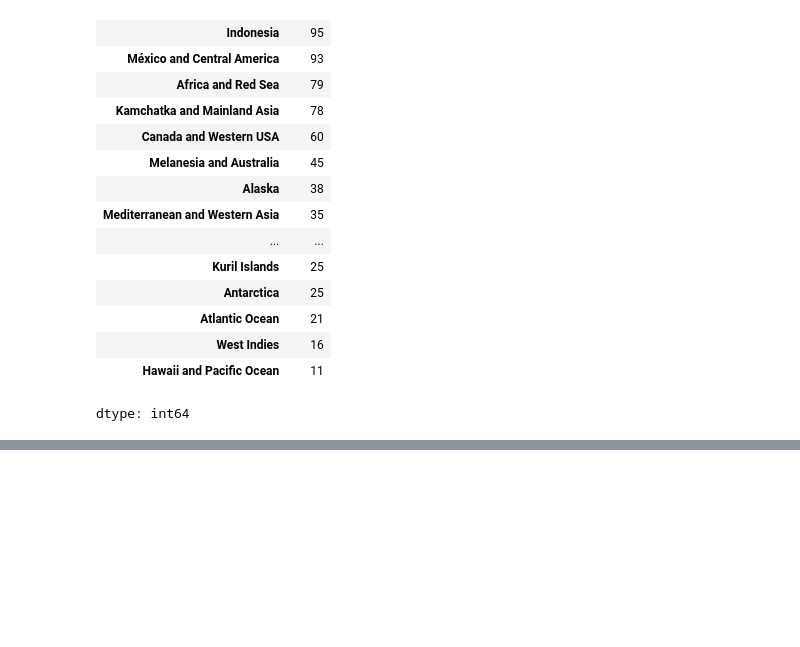
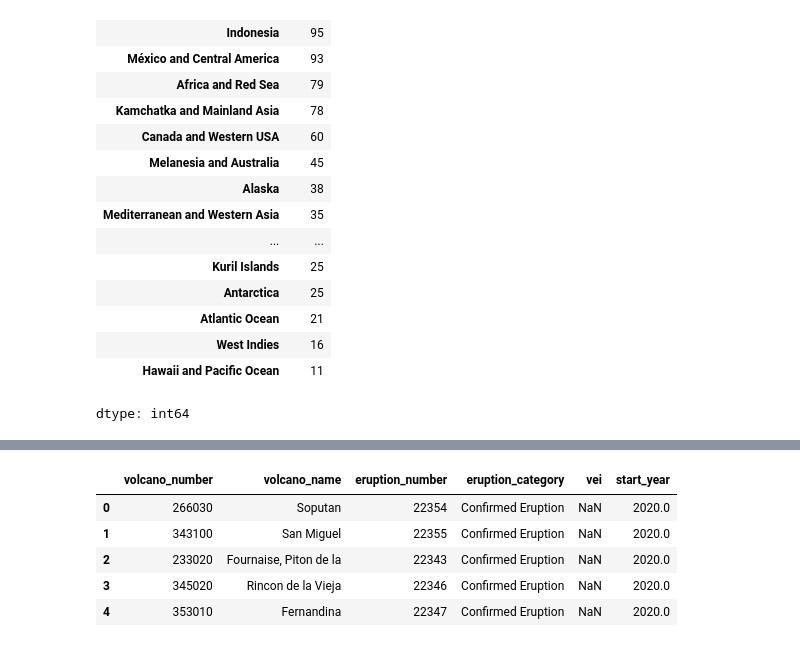
Before and after one commit to RoihansLab/Data-Mining-Project, a Jupyter notebook: Volcano_eruption.ipynb, the cells around one changed output, grey strips where cells are left out. Drawn from its saved outputs; the diff is of its cells as text; code cells hidden in the pictures; blank space fills up the shorter version.

```diff
--- a/Volcano_eruption.ipynb
+++ b/Volcano_eruption.ipynb
@@ -393,0 +484,9 @@ df_volcano_new.head(50)
+# %%
+df_eruption_new.head()
+# %% [output]
+|  | volcano_number | volcano_name | eruption_number | eruption_category | vei | start_year |
+| 0 | 266030 | Soputan | 22354 | Confirmed Eruption | NaN | 2020.0 |
+| 1 | 343100 | San Miguel | 22355 | Confirmed Eruption | NaN | 2020.0 |
+| 2 | 233020 | Fournaise, Piton de la | 22343 | Confirmed Eruption | NaN | 2020.0 |
+| 3 | 345020 | Rincon de la Vieja | 22346 | Confirmed Eruption | NaN | 2020.0 |
+| 4 | 353010 | Fernandina | 22347 | Confirmed Eruption | NaN | 2020.0 |
```
Also changed, not shown: parts of 9 cells of this notebook.
